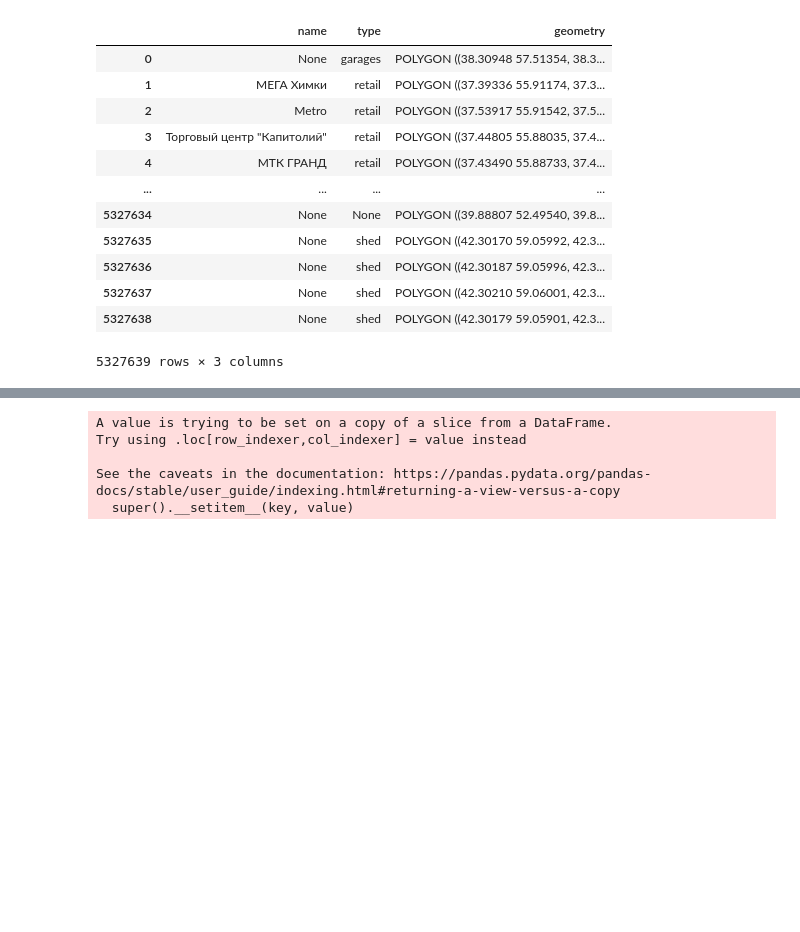
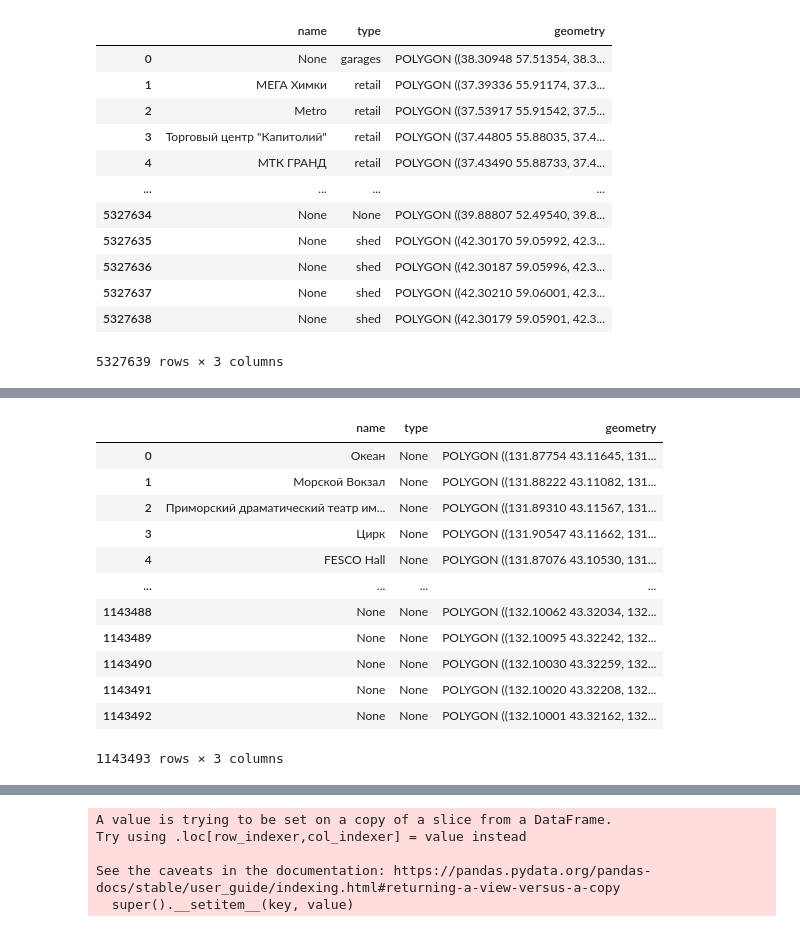
Before and after one commit to yuliiabosher/Map, a Jupyter notebook: Map.ipynb, the cells around one changed output, grey strips where cells are left out. Drawn from its saved outputs; the diff is of its cells as text; code cells hidden in the pictures; blank space fills up the shorter version.

```diff
--- a/Map.ipynb
+++ b/Map.ipynb
@@ -48,0 +69,17 @@ display(central_district)
+# %%
+far_eastern_district = read_shape_file('https://download.geofabrik.de/russia/far-eastern-fed-district-latest-free.shp.zip')
+display(far_eastern_district)
+# %% [output]
+|  | name | type | geometry |
+| 0 | Океан | None | POLYGON ((131.87754 43.11645, 131... |
+| 1 | Морской Вокзал | None | POLYGON ((131.88222 43.11082, 131... |
+| 2 | Приморский драматический театр им... | None | POLYGON ((131.89310 43.11567, 131... |
+| 3 | Цирк | None | POLYGON ((131.90547 43.11662, 131... |
+| 4 | FESCO Hall | None | POLYGON ((131.87076 43.10530, 131... |
+| ... | ... | ... | ... |
+| 1143488 | None | None | POLYGON ((132.10062 43.32034, 132... |
+| 1143489 | None | None | POLYGON ((132.10095 43.32242, 132... |
+| 1143490 | None | None | POLYGON ((132.10030 43.32259, 132... |
+| 1143491 | None | None | POLYGON ((132.10020 43.32208, 132... |
+| 1143492 | None | None | POLYGON ((132.10001 43.32162, 132... |
+1143493 rows × 3 columns
```
Also changed, not shown: parts of 10 cells of this notebook.
